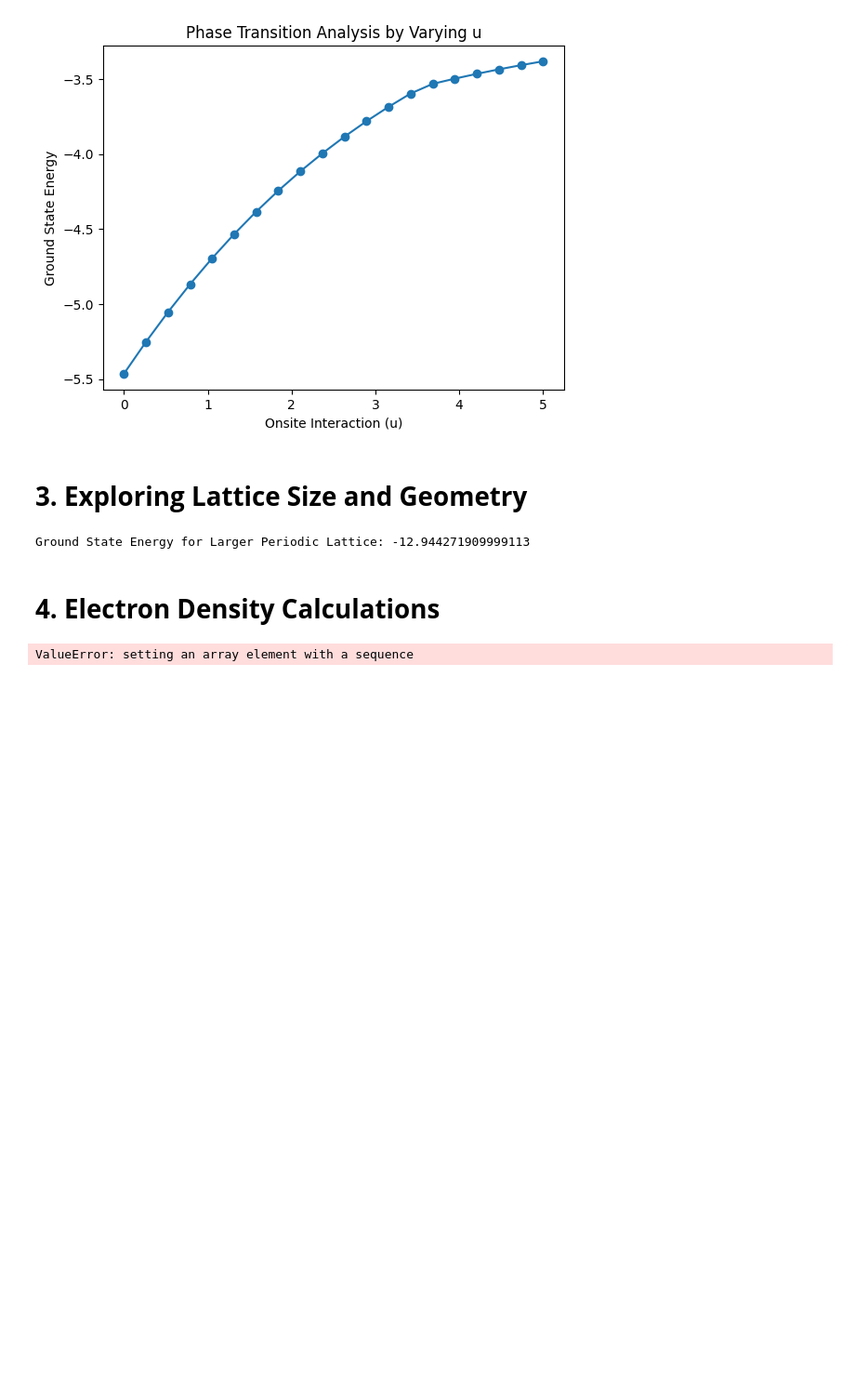
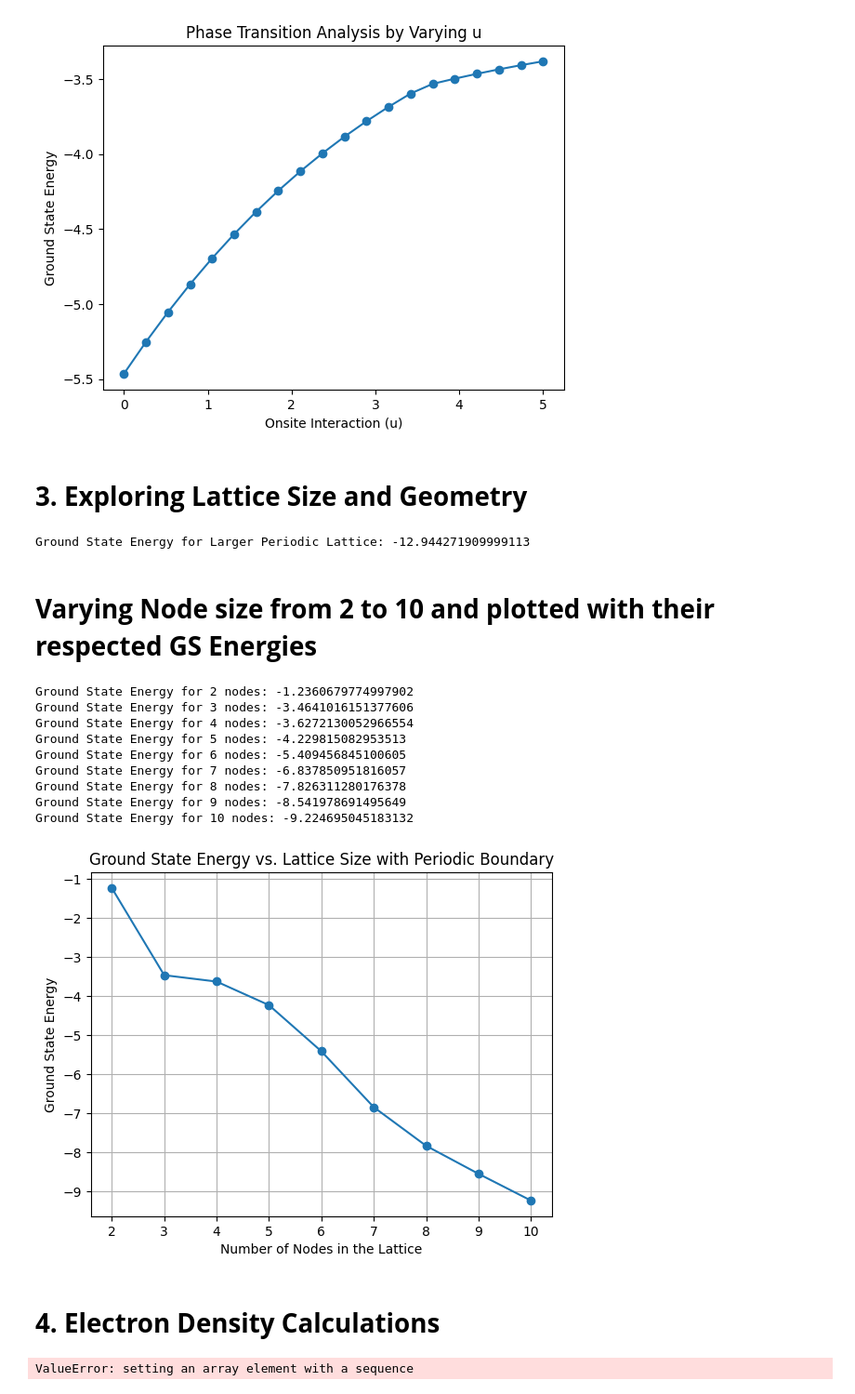
Before and after one commit to Arunsehrawat400/Arun-Qiskit, a Jupyter notebook: Lattice_Model.ipynb, the cells around one changed output. Shown: that part at 93% size. Saved outputs shown, nothing was run; the diff lists cells and outputs as text; code cells hidden in the pictures; blank space fills up the shorter version.

```diff
--- a/Lattice_Model.ipynb
+++ b/Lattice_Model.ipynb
@@ -216,6 +216,74 @@ res_large = calc.solve(lmp_large)
 print("Ground State Energy for Larger Periodic Lattice:", res_large.groundenergy)
 # %% [output]
 Ground State Energy for Larger Periodic Lattice: -12.944271909999113
+# %% [markdown]
+# **Varying Node size from 2 to 10 and plotted with their respected GS Energies**
+# %%
+from qiskit_nature.second_q.hamiltonians.lattices import LineLattice, BoundaryCondition
+from qiskit_nature.second_q.hamiltonians import FermiHubbardModel
+from qiskit_nature.second_q.problems import LatticeModelProblem
+from qiskit_algorithms import NumPyMinimumEigensolver
+from qiskit_nature.second_q.mappers import JordanWignerMapper
+from qiskit_nature.second_q.algorithms import GroundStateEigensolver
+import numpy as np
+import matplotlib.pyplot as plt
+
+# Define interaction parameters
+t = -1.0  # Hopping term
+v = 0.0   # Onsite potential
+u = 2.0   # Onsite interaction (Coulomb repulsion)
+
+# Initialize solver
+numpy_solver = NumPyMinimumEigensolver()
+qubit_mapper = JordanWignerMapper()
+calc = GroundStateEigensolver(qubit_mapper, numpy_solver)
+
+# Range of num_nodes for the lattice sizes to explore
+num_nodes_range = range(2, 11, 1)
+
+# List to store ground state energies for each lattice size
+ground_state_energies = []
+
+# Loop over lattice sizes
+for num_nodes in num_nodes_range:
+    boundary_condition = BoundaryCondition.PERIODIC
+    line_lattice = LineLattice(num_nodes=num_nodes, boundary_condition=boundary_condition)
+
+    # Set up Fermi-Hubbard model for the given lattice
+    fhm = FermiHubbardModel(
+        line_lattice.uniform_parameters(
+            uniform_interaction=t,
+            uniform_onsite_potential=v
+        ),
+        onsite_interaction=u
+    )
+
+    # Set up lattice problem and solve for ground state
+    lmp = LatticeModelProblem(fhm)
+    res = calc.solve(lmp)
+
+    # Store the ground state energy
+    ground_state_energies.append(res.groundenergy)
+    print(f"Ground State Energy for {num_nodes} nodes: {res.groundenergy}")
+
+# Plot the results
+plt.plot(num_nodes_range, ground_state_energies, marker='o')
+plt.xlabel("Number of Nodes in the Lattice")
+plt.ylabel("Ground State Energy")
+plt.title("Ground State Energy vs. Lattice Size with Periodic Boundary")
+plt.grid(True)
+plt.show()
+# %% [output]
+Ground State Energy for 2 nodes: -1.2360679774997902
+Ground State Energy for 3 nodes: -3.4641016151377606
+Ground State Energy for 4 nodes: -3.6272130052966554
+Ground State Energy for 5 nodes: -4.229815082953513
+Ground State Energy for 6 nodes: -5.409456845100605
+Ground State Energy for 7 nodes: -6.837850951816057
+Ground State Energy for 8 nodes: -7.826311280176378
+Ground State Energy for 9 nodes: -8.541978691495649
+Ground State Energy for 10 nodes: -9.224695045183132
+[figure, added]
 # %% [markdown]
 # **4. Electron Density Calculations**
 # %%
```
Also changed, not shown: parts of 1 cell of this notebook.
